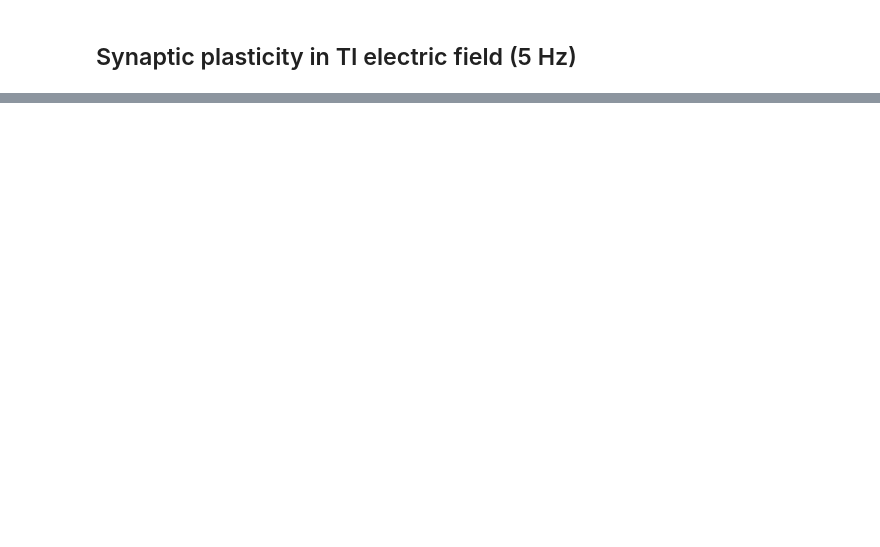
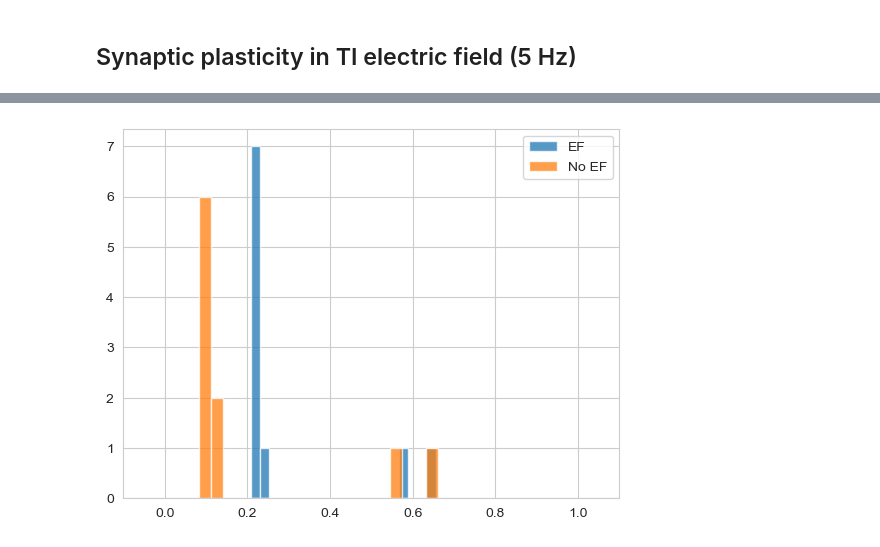
Before and after one commit to kerseviciute/temporal-interference, a Jupyter notebook: 04_ltp_model.ipynb, the cells around one changed output, grey strips where cells are left out. Saved outputs shown, nothing was run; the diff lists cells and outputs as text; code cells hidden in the pictures; blank space fills up the shorter version.

```diff
--- a/04_ltp_model.ipynb
+++ b/04_ltp_model.ipynb
@@ -74,0 +75,5 @@ NeuronPlots.plot_spike_frequency(neuron)
+# %%
+final_no_ef = neuron.get_final_synapse_info()
+final_no_ef.to_csv("final_no_ef.csv")
+
+final_no_ef
@@ -98,0 +116,5 @@ NeuronPlots.plot_spike_frequency(neuron)
+# %%
+final_ef = neuron.get_final_synapse_info()
+final_ef.to_csv("final_ef.csv")
+
+final_ef
@@ -98,0 +133,8 @@ NeuronPlots.plot_spike_frequency(neuron)
+# %%
+plt.hist(final_ef.InitialWeight, alpha = 0.75, bins = 20, label = "EF")
+plt.hist(final_no_ef.InitialWeight, alpha = 0.75, bins = 20, label = "No EF")
+plt.xlim(-0.1, 1.1)
+plt.legend()
+plt.show()
+# %% [output]
+[figure, added]
```
Also changed, not shown: parts of 10 cells of this notebook, 3 other files.
